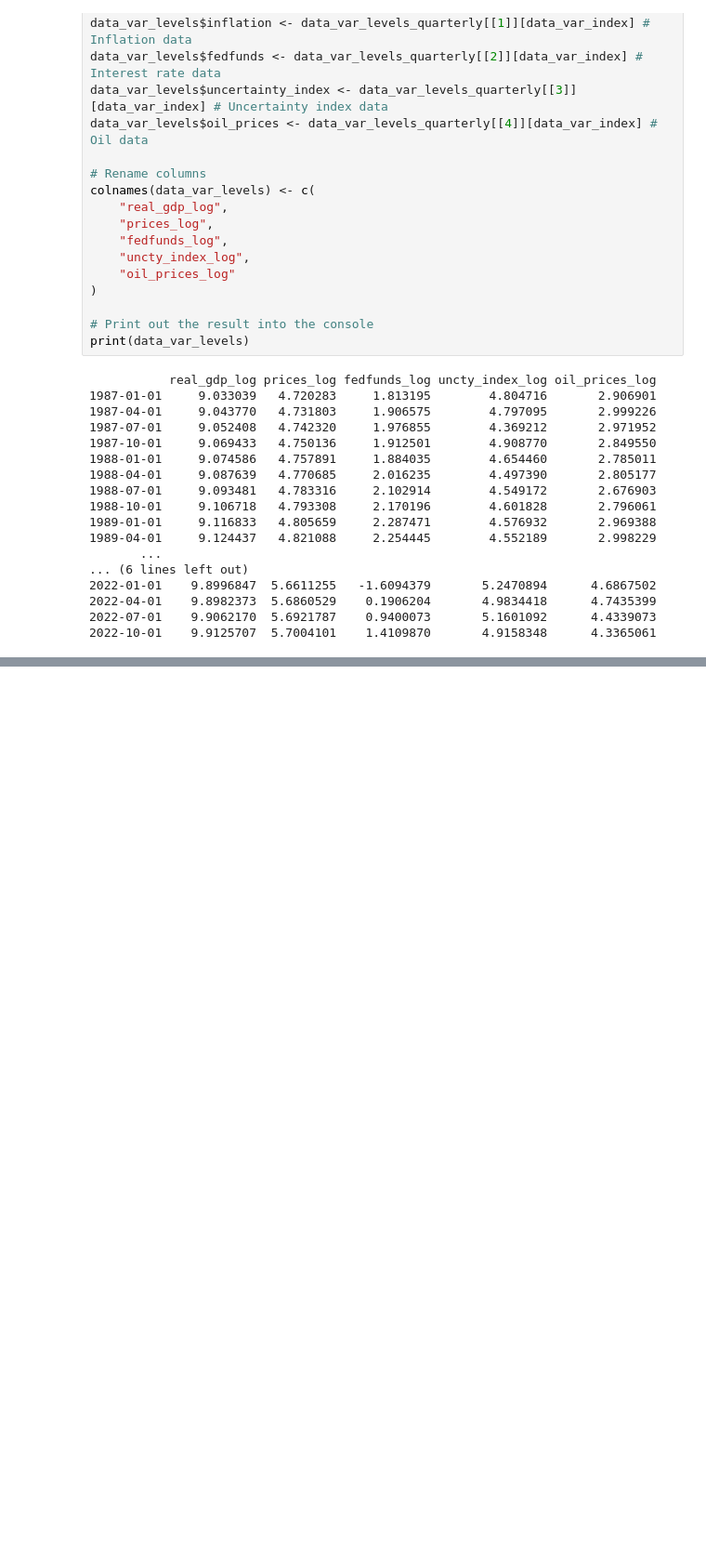
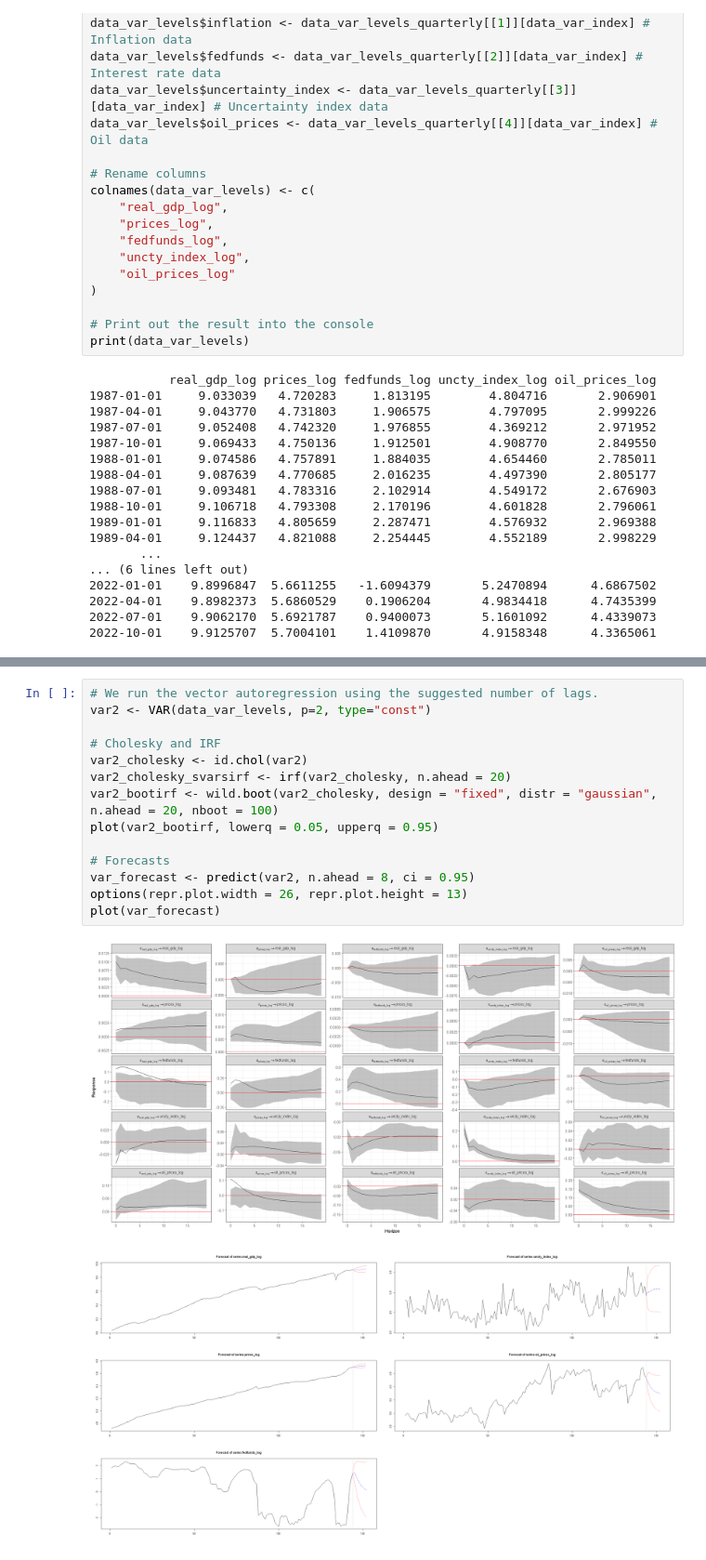
Before and after one commit to PetrCala/macro_tools_term_paper, a Jupyter notebook: code/cala_termpaper_main.ipynb, the cells around one changed output, grey strips where cells are left out. Shown at 93% size. Drawn from its saved outputs; the diff is of its cells as text; blank space fills up the shorter version.

Commit message:
Added VAR in levels to the third part

```diff
--- a/code/cala_termpaper_main.ipynb
+++ b/code/cala_termpaper_main.ipynb
@@ -914,0 +910,17 @@ print(data_var_levels)
+# %%
+# We run the vector autoregression using the suggested number of lags.
+var2 <- VAR(data_var_levels, p=2, type="const")
+
+# Cholesky and IRF
+var2_cholesky <- id.chol(var2)
+var2_cholesky_svarsirf <- irf(var2_cholesky, n.ahead = 20)
+var2_bootirf <- wild.boot(var2_cholesky, design = "fixed", distr = "gaussian", n.ahead = 20, nboot = 100)
+plot(var2_bootirf, lowerq = 0.05, upperq = 0.95)
+
+# Forecasts
+var_forecast <- predict(var2, n.ahead = 8, ci = 0.95)
+options(repr.plot.width = 26, repr.plot.height = 13)
+plot(var_forecast)
+# %% [output]
+[figure, added]
+[figure, added]
```
Also changed, not shown: parts of 9 cells of this notebook, 1 other file.
